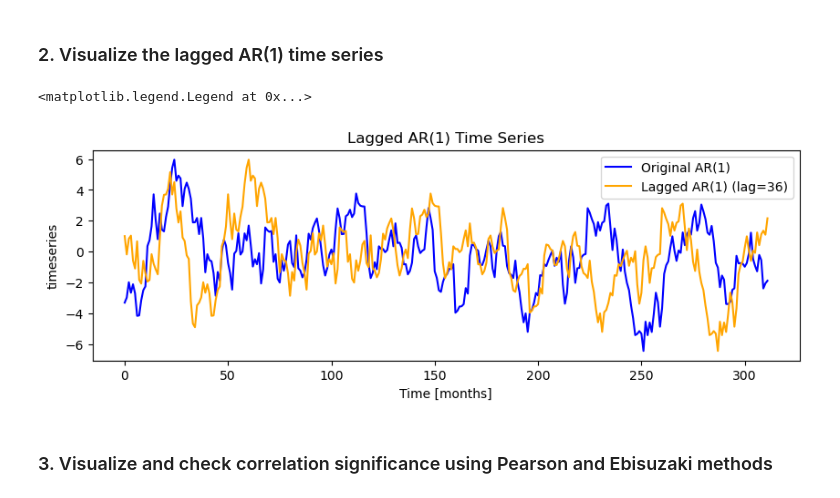
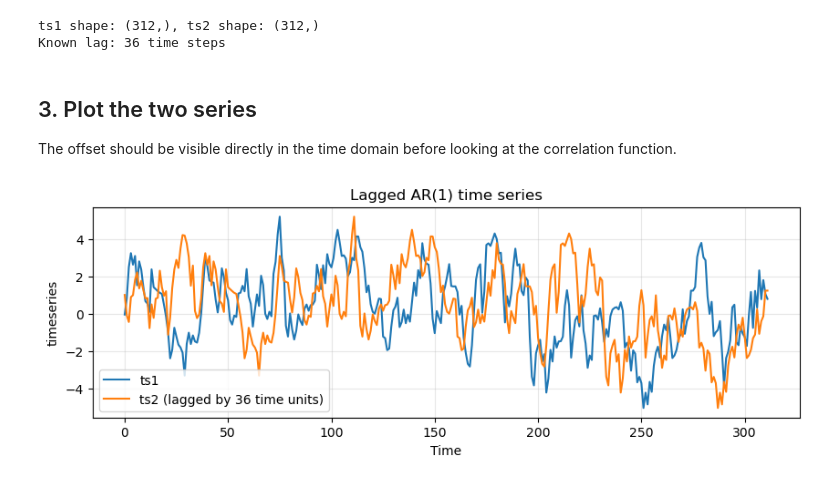
Before and after one commit to anthony-meza/autocorrstats, a Jupyter notebook: notebook_examples/AR1_lagged_example.ipynb, the cells around one changed output. Drawn from its saved outputs; the diff is of its cells as text; code cells hidden in the pictures.

Commit message:
major refactor to code.
removed TimeSeries objects and made this a 100% numpy/xarray package. examples now include a real geophysical variables (AMOC trends) as well as a cross correlation analysis.

```diff
--- a/notebook_examples/AR1_lagged_example.ipynb
+++ b/notebook_examples/AR1_lagged_example.ipynb
@@ -10,31 +22,31 @@ from SpectralCorr import *
 # %%
-N = 312
+n_time = 312
 dt = 1.0
-lag_true = 36  # true lag in time steps
+true_lag = 36
 rho = 0.9
-noise_std = 1.0
+sigma = 1.0
 
+base = AR1_process(rho=rho, sigma=sigma, y0=1.0, N=n_time + true_lag, seed=123, dt=dt)
 
-# Generate base AR(1) process
-ts_base = AR1_process(rho, noise_std, 1, N + lag_true, seed=123, dt=dt)
+# Align both series on the same time coordinate after introducing a known lag.
+ts1 = base.shift(time=-true_lag).dropna('time')
+ts2 = base.isel(time=slice(None, -true_lag))
 
-ts1 = ts_base.shift(time = -lag_true).dropna("time")
-ts2 = ts_base.isel(time = slice(None, -lag_true))
-
-ccf_maxlag = 100
-ccf_ds = cross_correlation(ts1, ts2, maxlags=ccf_maxlag)
-lag_max, ccf_max = maximum_cross_correlation(ts1, ts2, maxlags=ccf_maxlag)
+print(f'ts1 shape: {ts1.shape}, ts2 shape: {ts2.shape}')
+print(f'Known lag: {true_lag} time steps')
+# %% [output]
+ts1 shape: (312,), ts2 shape: (312,)
+Known lag: 36 time steps
-# %% [markdown]
-### 2. Visualize the lagged AR(1) time series
+# %% [markdown]
+## 3. Plot the two series
+The offset should be visible directly in the time domain before looking at the correlation function.
 # %%
-fig, axes = plt.subplots(figsize=(10, 3))
-ts1.plot(ax=axes, label='Original AR(1)', color='blue')
-ts2.plot(ax=axes, label=f'Lagged AR(1) (lag={lag_true})', color='orange')
-axes.set_title('Lagged AR(1) Time Series')
-axes.set_xlabel('Time [months]')
-axes.legend()
+fig, ax = plt.subplots(figsize=(10, 3))
+ts1.plot(ax=ax, label='ts1', color='C0')
+ts2.plot(ax=ax, label=f'ts2 (lagged by {true_lag} time units)', color='C1')
+ax.set_title('Lagged AR(1) time series')
+ax.set_xlabel('Time')
+ax.legend()
+ax.grid(alpha = 0.3)
 # %% [output]
-<matplotlib.legend.Legend at 0x...>
-[figure, old version]
+[figure, new version]
-# %% [markdown]
-### 3. Visualize and check correlation significance using Pearson and Ebisuzaki methods
```
Also changed, not shown: parts of 10 cells of this notebook, 26 other files.
